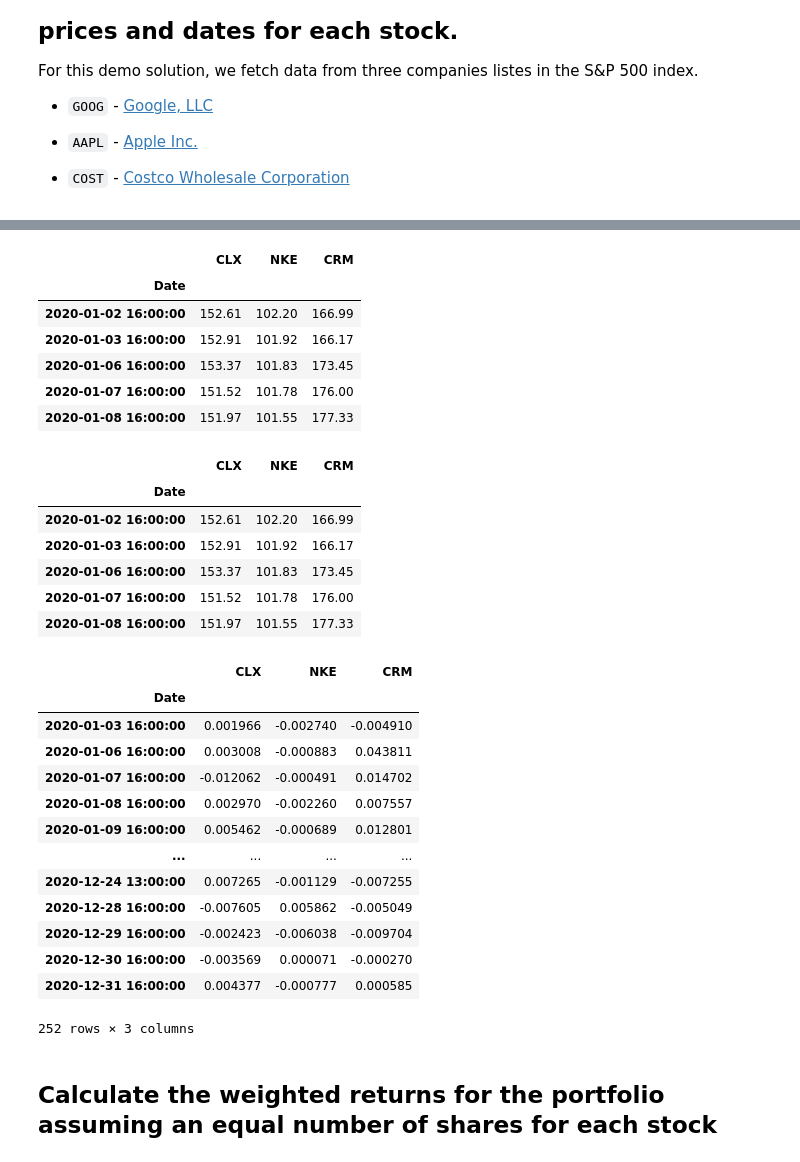
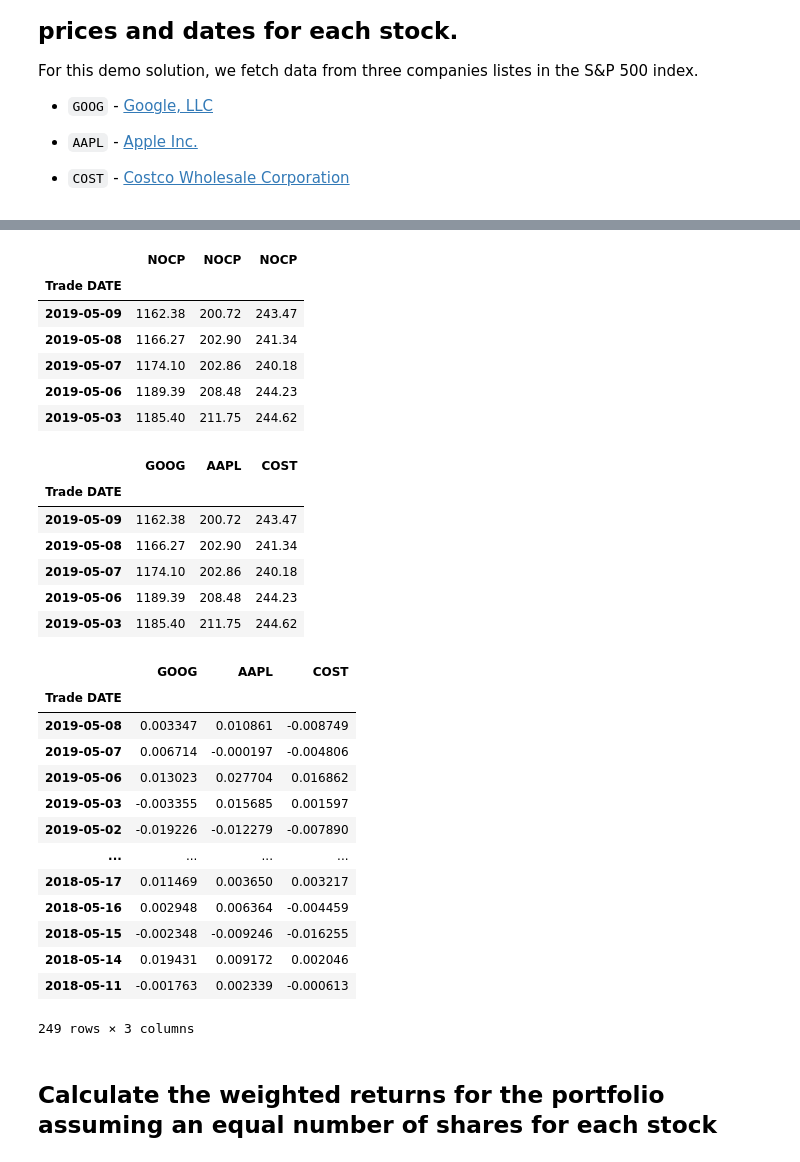
Before and after one commit to whitneydt/Pandas-Homework, a Jupyter notebook: Resources/whale_analysis.ipynb, the cells around one changed output, grey strips where cells are left out. Drawn from its saved outputs; the diff is of its cells as text; code cells hidden in the pictures.

```diff
--- a/Resources/whale_analysis.ipynb
+++ b/Resources/whale_analysis.ipynb
@@ -421,5 +421,6 @@ Name: Close, dtype: float64
 # %%
 # Reading data from 2nd stock
-NKE_path = Path('../Resources/Nike.csv')
-nke_df = pd.read_csv(NKE_path, index_col="Date", parse_dates=True, infer_datetime_format=True)
-nke_close = nke_df['Close']
+aapl_path = Path('../Resources/aapl_historical.csv')
+aapl_df = pd.read_csv(aapl_path, index_col="Trade DATE", parse_dates=True, infer_datetime_format=True)
+aapl_close = aapl_df['NOCP']
+aapl_close.head()
@@ -426,10 +435,10 @@ nke_close = nke_df['Close']
 # %%
 # Reading data from 3rd stock
-CRM_path = Path('../Resources/SalesForce.csv')
-crm_df = pd.read_csv(CRM_path, index_col="Date", parse_dates=True, infer_datetime_format=True)
-crm_close = crm_df['Close']
+cost_path = Path('../Resources/cost_historical.csv')
+cost_df = pd.read_csv(cost_path, index_col="Trade DATE", parse_dates=True, infer_datetime_format=True)
+cost_close = cost_df['NOCP']
 # %%
 # Combine all stocks in a single DataFrame
-portfolio_data = pd.concat([clx_close, nke_close,crm_close], axis="columns", join = 'inner')
+portfolio_data = pd.concat([goog_close, aapl_close,cost_close], axis="columns", join = 'inner')
 portfolio_data.head()
 # %% [output]
@@ -443,50 +452,51 @@ portfolio_data.head()
 # %%
 # Reset Date index
-portfolio_data.reset_index('Date')
+portfolio_data.reset_index('Trade DATE')
 portfolio_data.head()
 # %% [output]
-|  | CLX | NKE | CRM |
-| Date |  |  |  |
-| 2020-01-02 16:00:00 | 152.61 | 102.20 | 166.99 |
-| 2020-01-03 16:00:00 | 152.91 | 101.92 | 166.17 |
-| 2020-01-06 16:00:00 | 153.37 | 101.83 | 173.45 |
-| 2020-01-07 16:00:00 | 151.52 | 101.78 | 176.00 |
-| 2020-01-08 16:00:00 | 151.97 | 101.55 | 177.33 |
+|  | NOCP | NOCP | NOCP |
+| Trade DATE |  |  |  |
+| 2019-05-09 | 1162.38 | 200.72 | 243.47 |
+| 2019-05-08 | 1166.27 | 202.90 | 241.34 |
+| 2019-05-07 | 1174.10 | 202.86 | 240.18 |
+| 2019-05-06 | 1189.39 | 208.48 | 244.23 |
+| 2019-05-03 | 1185.40 | 211.75 | 244.62 |
 # %%
 # Reorganize portfolio data by having a column per symbol
-portfolio_data.columns = ['CLX', 'NKE', 'CRM']
+portfolio_data.columns = ['GOOG', 'AAPL', 'COST']
 portfolio_data.head()
 # %% [output]
-|  | CLX | NKE | CRM |
-| Date |  |  |  |
-| 2020-01-02 16:00:00 | 152.61 | 102.20 | 166.99 |
-| 2020-01-03 16:00:00 | 152.91 | 101.92 | 166.17 |
-| 2020-01-06 16:00:00 | 153.37 | 101.83 | 173.45 |
-| 2020-01-07 16:00:00 | 151.52 | 101.78 | 176.00 |
-| 2020-01-08 16:00:00 | 151.97 | 101.55 | 177.33 |
+|  | GOOG | AAPL | COST |
+| Trade DATE |  |  |  |
+| 2019-05-09 | 1162.38 | 200.72 | 243.47 |
+| 2019-05-08 | 1166.27 | 202.90 | 241.34 |
+| 2019-05-07 | 1174.10 | 202.86 | 240.18 |
+| 2019-05-06 | 1189.39 | 208.48 | 244.23 |
+| 2019-05-03 | 1185.40 | 211.75 | 244.62 |
 # %%
 # Calculate daily returns
 portfolio_returns = portfolio_data.pct_change()
 
 # Drop NAs
-portfolio_returns.dropna()
+portfolio_returns1 = portfolio_returns.dropna()
 
 # Display sample data
+portfolio_returns1
 # %% [output]
-|  | CLX | NKE | CRM |
-| Date |  |  |  |
-| 2020-01-03 16:00:00 | 0.001966 | -0.002740 | -0.004910 |
-| 2020-01-06 16:00:00 | 0.003008 | -0.000883 | 0.043811 |
-| 2020-01-07 16:00:00 | -0.012062 | -0.000491 | 0.014702 |
-| 2020-01-08 16:00:00 | 0.002970 | -0.002260 | 0.007557 |
-| 2020-01-09 16:00:00 | 0.005462 | -0.000689 | 0.012801 |
+|  | GOOG | AAPL | COST |
+| Trade DATE |  |  |  |
+| 2019-05-08 | 0.003347 | 0.010861 | -0.008749 |
+| 2019-05-07 | 0.006714 | -0.000197 | -0.004806 |
+| 2019-05-06 | 0.013023 | 0.027704 | 0.016862 |
+| 2019-05-03 | -0.003355 | 0.015685 | 0.001597 |
+| 2019-05-02 | -0.019226 | -0.012279 | -0.007890 |
 | ... | ... | ... | ... |
-| 2020-12-24 13:00:00 | 0.007265 | -0.001129 | -0.007255 |
-| 2020-12-28 16:00:00 | -0.007605 | 0.005862 | -0.005049 |
-| 2020-12-29 16:00:00 | -0.002423 | -0.006038 | -0.009704 |
-| 2020-12-30 16:00:00 | -0.003569 | 0.000071 | -0.000270 |
-| 2020-12-31 16:00:00 | 0.004377 | -0.000777 | 0.000585 |
+| 2018-05-17 | 0.011469 | 0.003650 | 0.003217 |
+| 2018-05-16 | 0.002948 | 0.006364 | -0.004459 |
+| 2018-05-15 | -0.002348 | -0.009246 | -0.016255 |
+| 2018-05-14 | 0.019431 | 0.009172 | 0.002046 |
+| 2018-05-11 | -0.001763 | 0.002339 | -0.000613 |
-252 rows × 3 columns
+249 rows × 3 columns
 # %% [markdown]
 ## Calculate the weighted returns for the portfolio assuming an equal number of shares for each stock
 # %%
```
Also changed, not shown: parts of 15 cells of this notebook, 4 other files.
